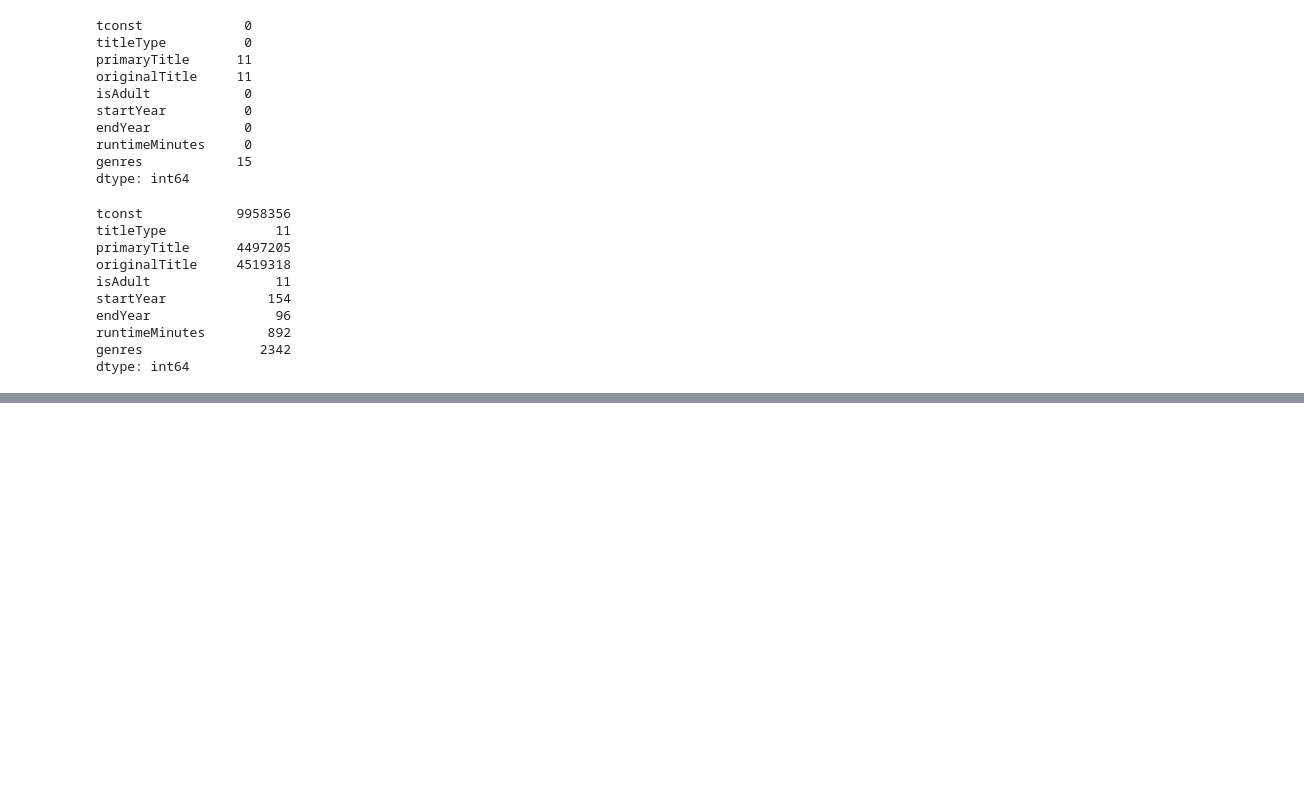
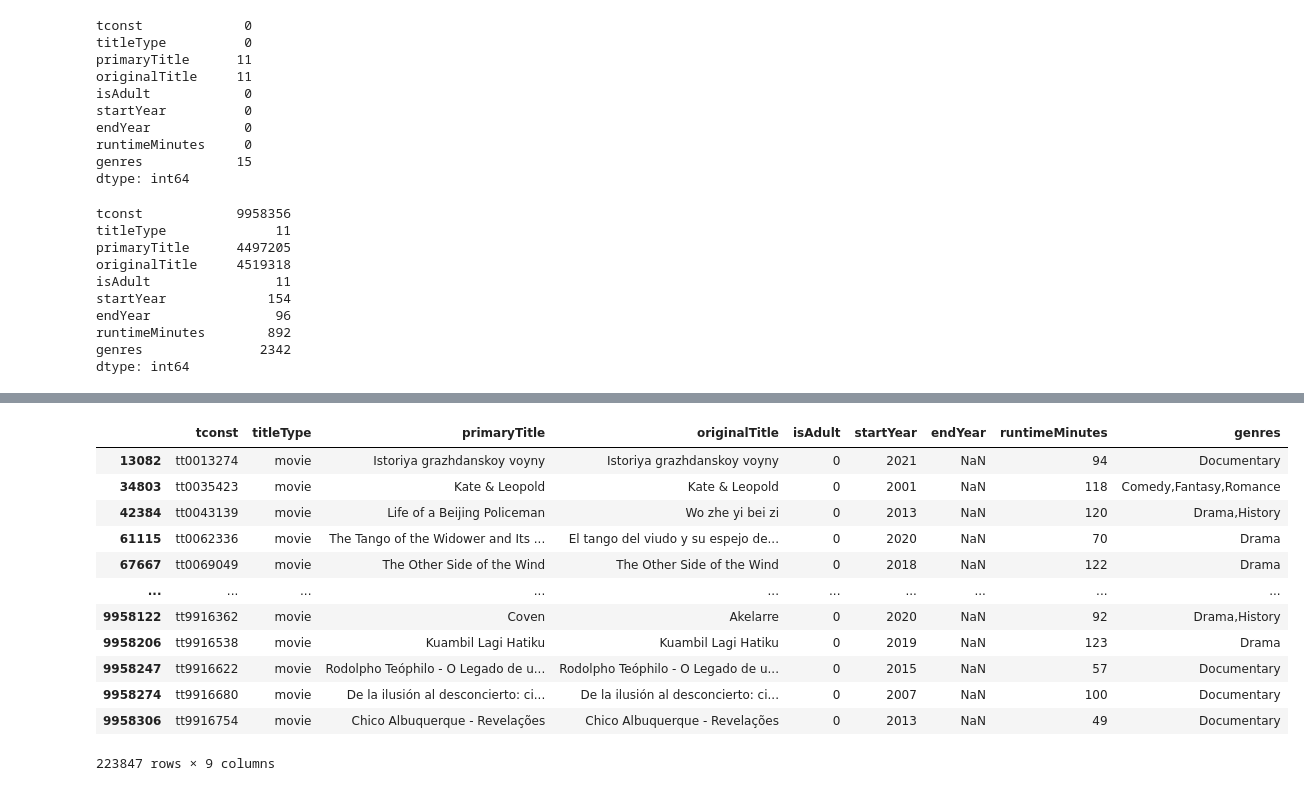
Before and after one commit to ericakitano/Project-3---Movies, a Jupyter notebook: Project 3 - Movies.ipynb, the cells around one changed output, grey strips where cells are left out. Cells and saved outputs as stored; diff of their text form; code cells hidden in the pictures; blank space fills up the shorter version.

```diff
--- a/Project 3 - Movies.ipynb
+++ b/Project 3 - Movies.ipynb
@@ -121,0 +230,22 @@ basics[filter1]
+# %%
+# Keep only titleType==Movie
+basics = basics[filter3]
+# %%
+# Filter for startYear 2000-2022
+filter4 = basics['startYear'] >= '2000'
+filter5 = basics['startYear'] <= '2022'
+basics[filter4 & filter5]
+# %% [output]
+|  | tconst | titleType | primaryTitle | originalTitle | isAdult | startYear | endYear | runtimeMinutes | genres |
+| 13082 | tt0013274 | movie | Istoriya grazhdanskoy voyny | Istoriya grazhdanskoy voyny | 0 | 2021 | NaN | 94 | Documentary |
+| 34803 | tt0035423 | movie | Kate & Leopold | Kate & Leopold | 0 | 2001 | NaN | 118 | Comedy,Fantasy,Romance |
+| 42384 | tt0043139 | movie | Life of a Beijing Policeman | Wo zhe yi bei zi | 0 | 2013 | NaN | 120 | Drama,History |
+| 61115 | tt0062336 | movie | The Tango of the Widower and Its ... | El tango del viudo y su espejo de... | 0 | 2020 | NaN | 70 | Drama |
+| 67667 | tt0069049 | movie | The Other Side of the Wind | The Other Side of the Wind | 0 | 2018 | NaN | 122 | Drama |
+| ... | ... | ... | ... | ... | ... | ... | ... | ... | ... |
+| 9958122 | tt9916362 | movie | Coven | Akelarre | 0 | 2020 | NaN | 92 | Drama,History |
+| 9958206 | tt9916538 | movie | Kuambil Lagi Hatiku | Kuambil Lagi Hatiku | 0 | 2019 | NaN | 123 | Drama |
+| 9958247 | tt9916622 | movie | Rodolpho Teóphilo - O Legado de u... | Rodolpho Teóphilo - O Legado de u... | 0 | 2015 | NaN | 57 | Documentary |
+| 9958274 | tt9916680 | movie | De la ilusión al desconcierto: ci... | De la ilusión al desconcierto: ci... | 0 | 2007 | NaN | 100 | Documentary |
+| 9958306 | tt9916754 | movie | Chico Albuquerque - Revelações | Chico Albuquerque - Revelações | 0 | 2013 | NaN | 49 | Documentary |
+223847 rows × 9 columns
```
Also changed, not shown: parts of 12 cells of this notebook.
